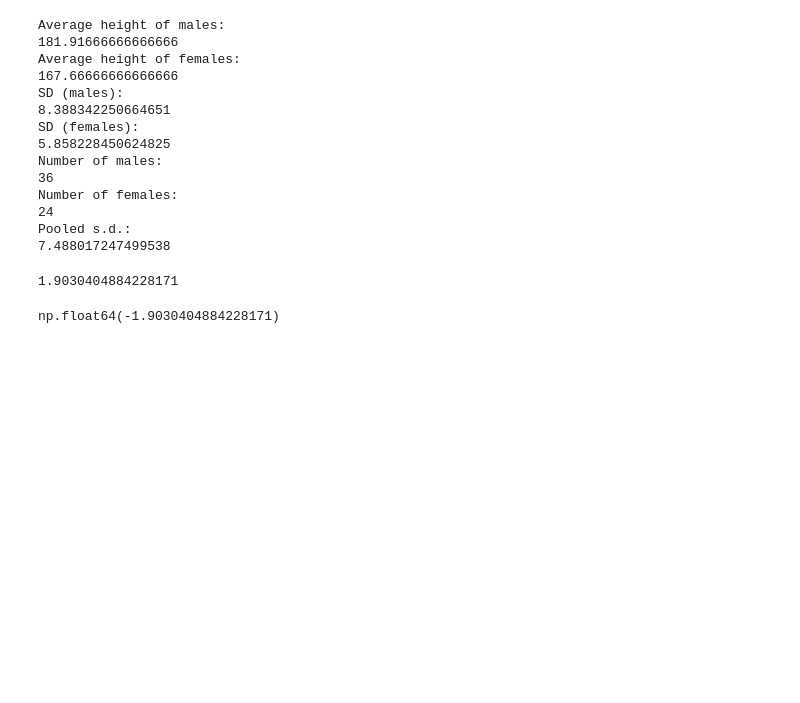
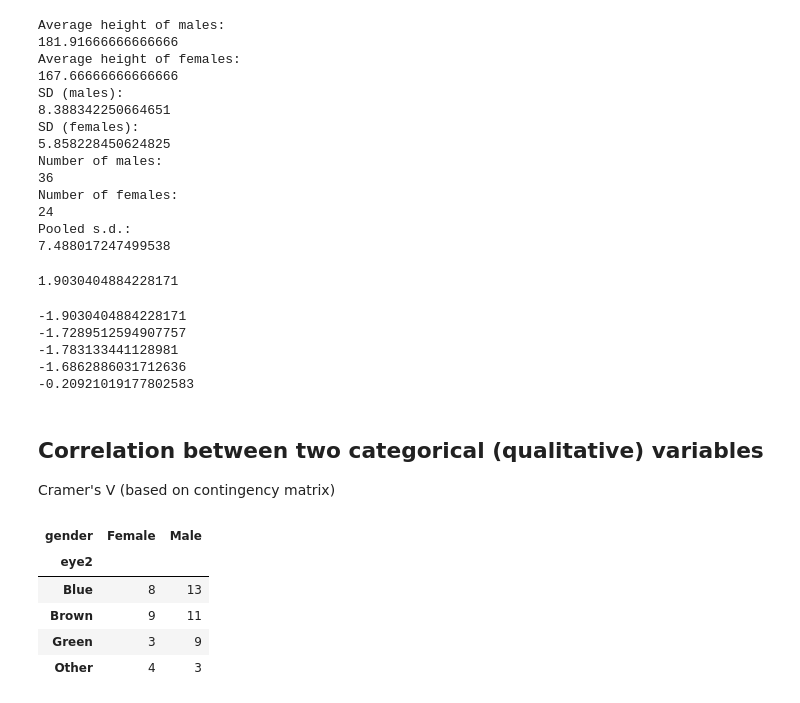
Before and after one commit to blakocha/DARPY2025, a Jupyter notebook: Notes_20251023.ipynb, the cells around one changed output. Saved outputs shown, nothing was run; the diff lists cells and outputs as text; code cells hidden in the pictures; blank space fills up the shorter version.

```diff
--- a/Notes_20251023.ipynb
+++ b/Notes_20251023.ipynb
@@ -259,7 +259,35 @@ def cohens_d(x, groups):
     # Compute Cohen's d
     d = (mean1 - mean2) / sd_pooled
     return d
-# %%
-cohens_d(d['height'], d['gender'])
-# %% [output]
-np.float64(-1.9030404884228171)
+# %%
+# Where is the biggest association with gender: height?, handspan?, head size?
+print(cohens_d(d['height'], d['gender']))
+print(cohens_d(d['left_hand_span'], d['gender']))
+print(cohens_d(d['right_hand_span'], d['gender']))
+print(cohens_d(d['head_circ'], d['gender']))
+print(cohens_d(d['handedness'], d['gender']))
+# %% [output]
+-1.9030404884228171
+-1.7289512594907757
+-1.783133441128981
+-1.6862886031712636
+-0.20921019177802583
+# %% [markdown]
+## Correlation between two categorical (qualitative) variables
+
+Cramer's V
+ (based on contingency matrix)
+# %%
+# Eye colour vs gender
+d['eye2'] = "Other"
+d.loc[d['eye_colour']=="Brown", 'eye2'] = "Brown"
+d.loc[d['eye_colour']=="Blue", 'eye2'] = "Blue"
+d.loc[d['eye_colour']=="Green", 'eye2'] = "Green"
+pd.crosstab(d['eye2'], d['gender'])
+# %% [output]
+| gender | Female | Male |
+| eye2 |  |  |
+| Blue | 8 | 13 |
+| Brown | 9 | 11 |
+| Green | 3 | 9 |
+| Other | 4 | 3 |
```
Also changed, not shown: parts of 1 cell of this notebook.
